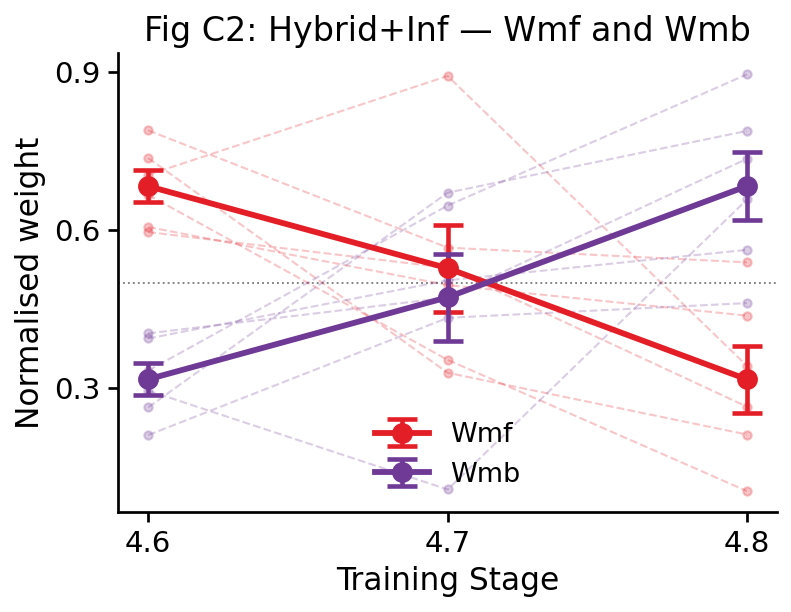
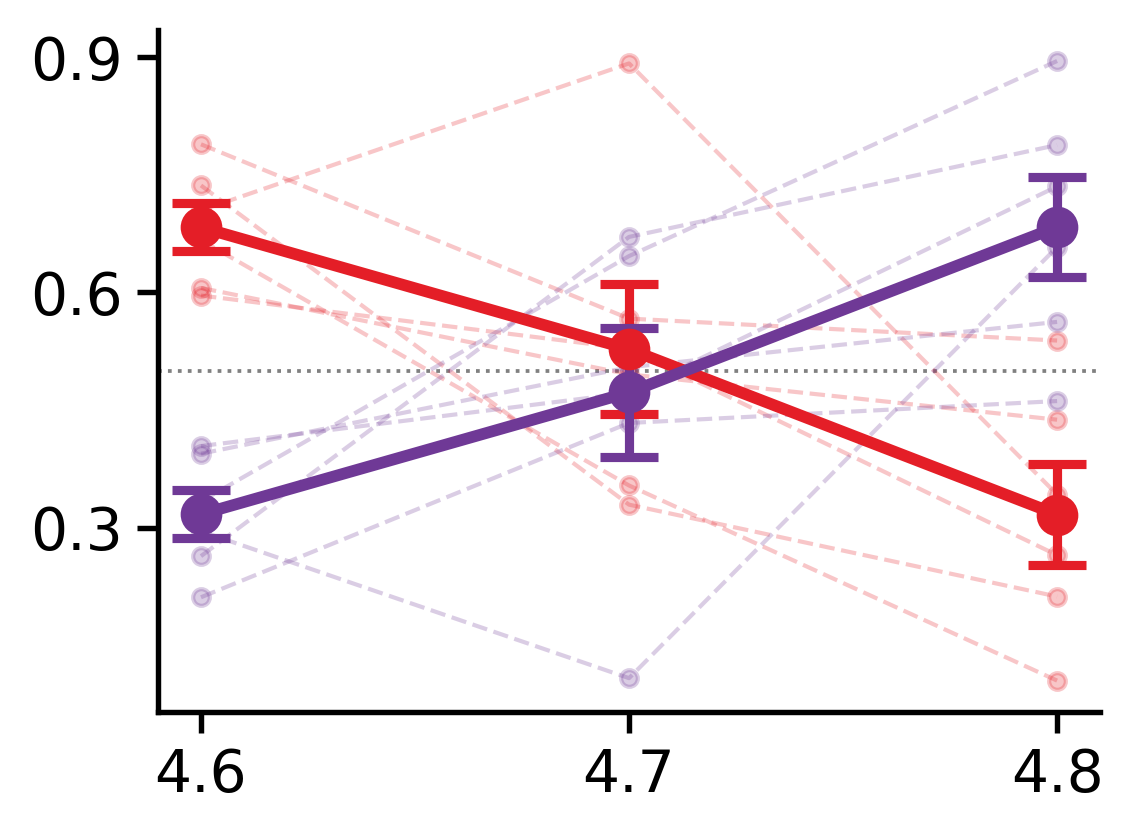
Unified diff of the notebook cell whose output changed from the first chart to the second:
--- before
+++ after
@@ -23,5 +23,5 @@
         subj_norm_inf['Wmb'].setdefault(subj, {})[stage_idx] = wmb / total
 
-fig, ax = plt.subplots(figsize=(5.5, 4.3))
+fig, ax = plt.subplots(figsize=(4,3), dpi=300)
 
 for param, color in PARAM_COLORS_INF.items():
@@ -51,9 +51,9 @@
 ax.set_xticks(STAGE_X)
 ax.set_xticklabels(STAGE_LABELS)
-ax.set_xlabel('Training Stage')
-ax.set_ylabel('Normalised weight')
-ax.set_title('Fig C2: Hybrid+Inf — Wmf and Wmb')
+# ax.set_xlabel('Training Stage')
+# ax.set_ylabel('Normalised weight')
+# ax.set_title('Fig C2: Hybrid+Inf — Wmf and Wmb')
 tidy_yticks(ax, n=3)
-ax.legend(frameon=False)
+# ax.legend(frameon=False)
 plt.tight_layout()
 plt.savefig(os.path.join(FIGURES_DIR, 'FigC2_hyb_inf_params.png'), bbox_inches='tight')

Commit: Update regenerated figures/CSVs